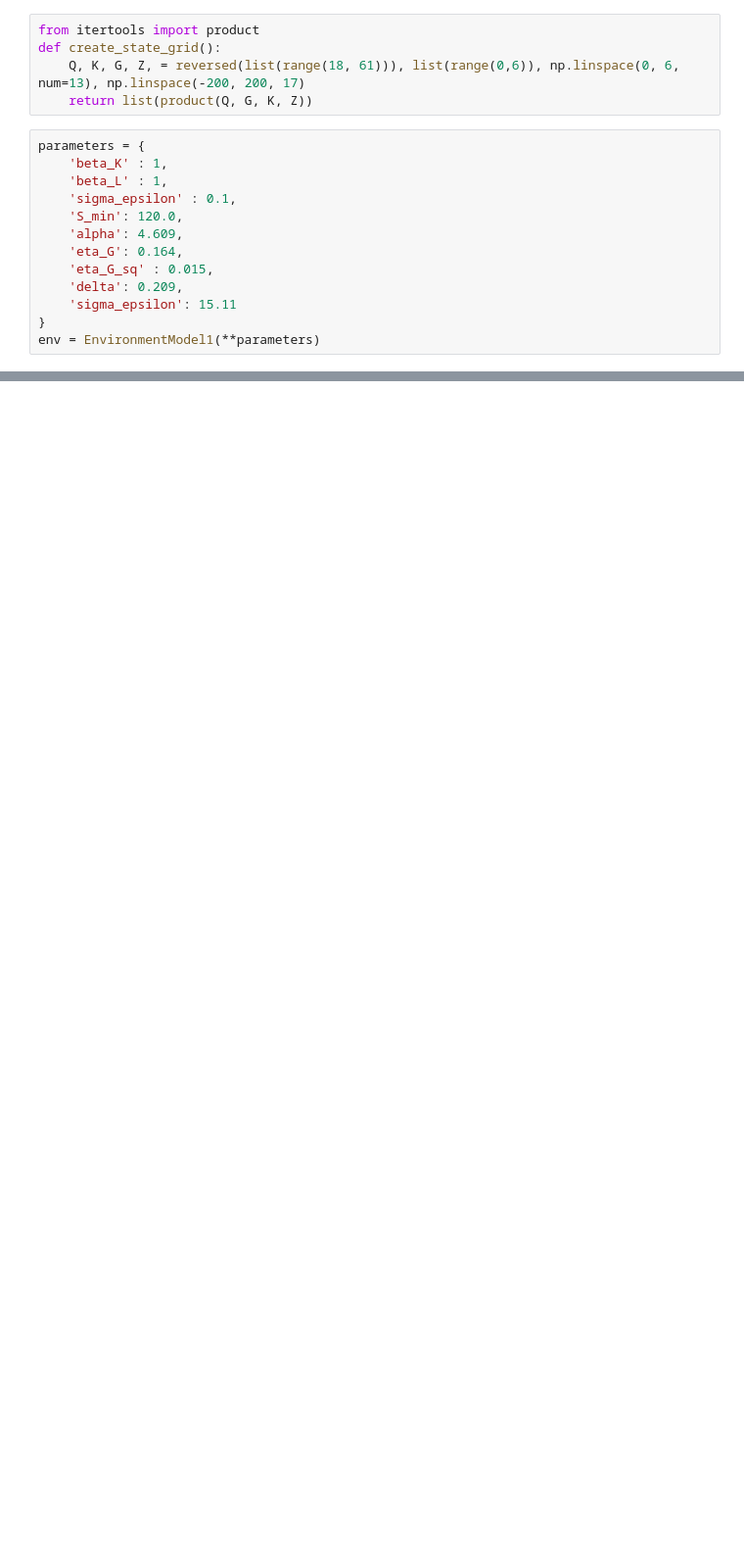
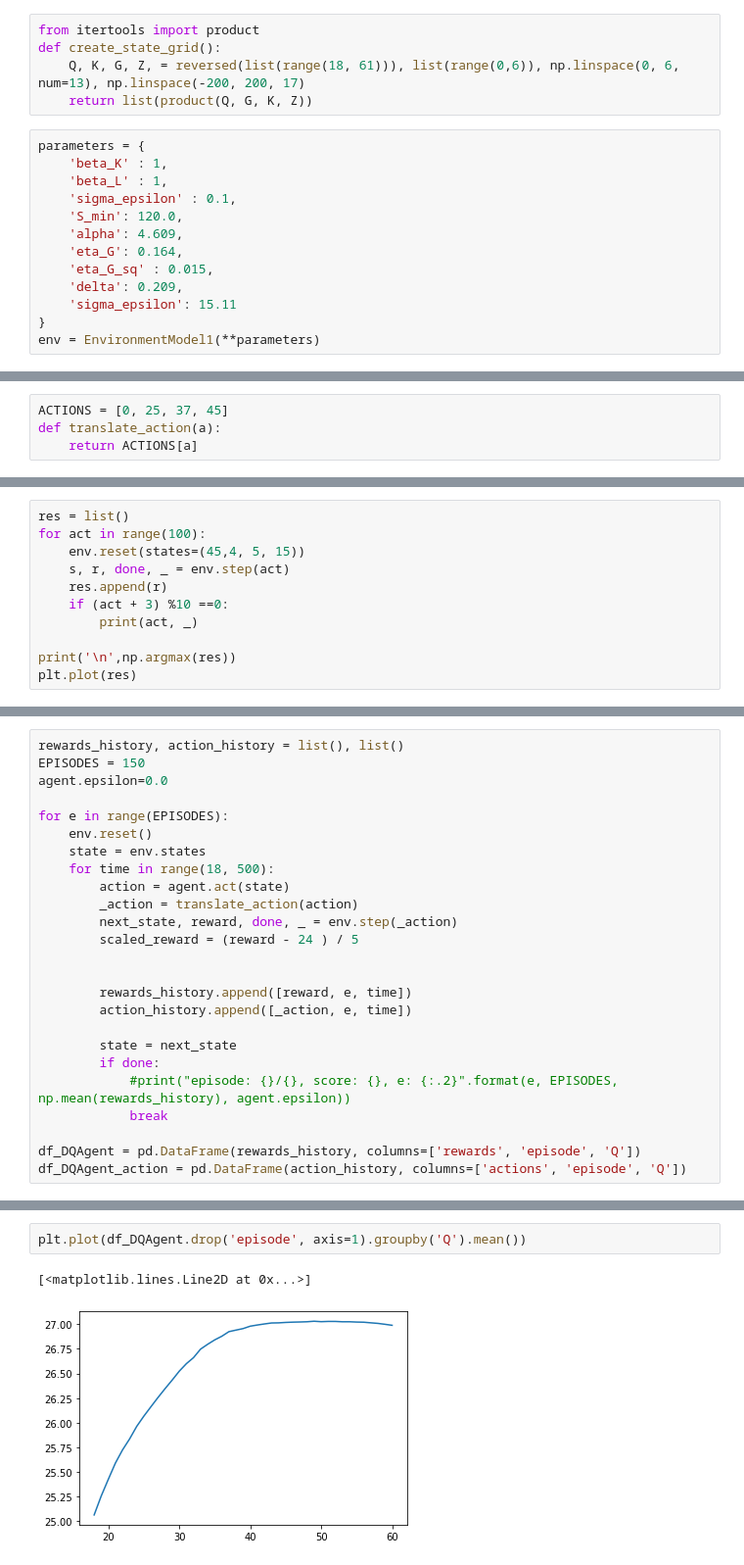
Before and after one commit to JakartaLaw/speciale, a Jupyter notebook: src/DQN Solution (Simple model).ipynb, the cells around one changed output, grey strips where cells are left out. Shown at 98% size. Cells and saved outputs as stored; diff of their text form; blank space fills up the shorter version.

Commit message:
done with simple solution of model

```diff
--- a/src/DQN Solution (Simple model).ipynb
+++ b/src/DQN Solution (Simple model).ipynb
@@ -267,3 +263,7 @@ env.states.shape
+# %%
+ACTIONS = [0, 25, 37, 45]
+def translate_action(a):
+    return ACTIONS[a]
 # %%
 import random
 import gym
@@ -402,0 +390,11 @@ array([[ -0.95238095, -14.9672    ,  -1.        ,  -0.02798838,
+# %%
+res = list()
+for act in range(100):
+    env.reset(states=(45,4, 5, 15))
+    s, r, done, _ = env.step(act)
+    res.append(r)
+    if (act + 3) %10 ==0:
+        print(act, _)
+
+print('\n',np.argmax(res))
+plt.plot(res)
@@ -402,0 +416,25 @@ array([[ -0.95238095, -14.9672    ,  -1.        ,  -0.02798838,
+# %%
+rewards_history, action_history = list(), list()
+EPISODES = 150
+agent.epsilon=0.0
+
+for e in range(EPISODES):
+    env.reset()
+    state = env.states
+    for time in range(18, 500):
+        action = agent.act(state)
+        _action = translate_action(action)
+        next_state, reward, done, _ = env.step(_action)
+        scaled_reward = (reward - 24 ) / 5
+
+
+        rewards_history.append([reward, e, time])
+        action_history.append([_action, e, time])
+
+        state = next_state
+        if done:
+            #print("episode: {}/{}, score: {}, e: {:.2}".format(e, EPISODES, np.mean(rewards_history), agent.epsilon))
+            break
+
+df_DQAgent = pd.DataFrame(rewards_history, columns=['rewards', 'episode', 'Q'])
+df_DQAgent_action = pd.DataFrame(action_history, columns=['actions', 'episode', 'Q'])
@@ -402,0 +463,5 @@ array([[ -0.95238095, -14.9672    ,  -1.        ,  -0.02798838,
+# %%
+plt.plot(df_DQAgent.drop('episode', axis=1).groupby('Q').mean())
+# %% [output]
+[<matplotlib.lines.Line2D at 0x...>]
+[figure, added]
```
Also changed, not shown: parts of 15 cells of this notebook, 1 other file.
